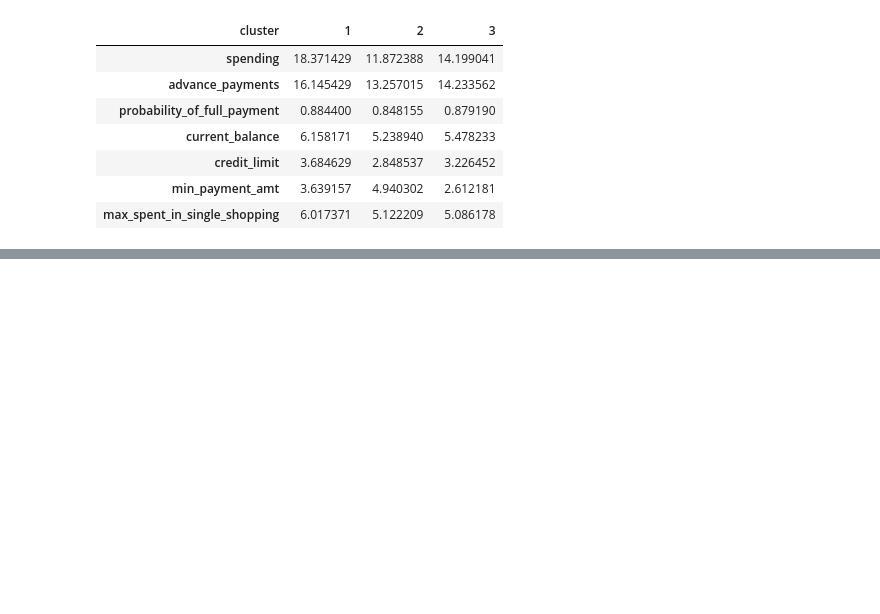
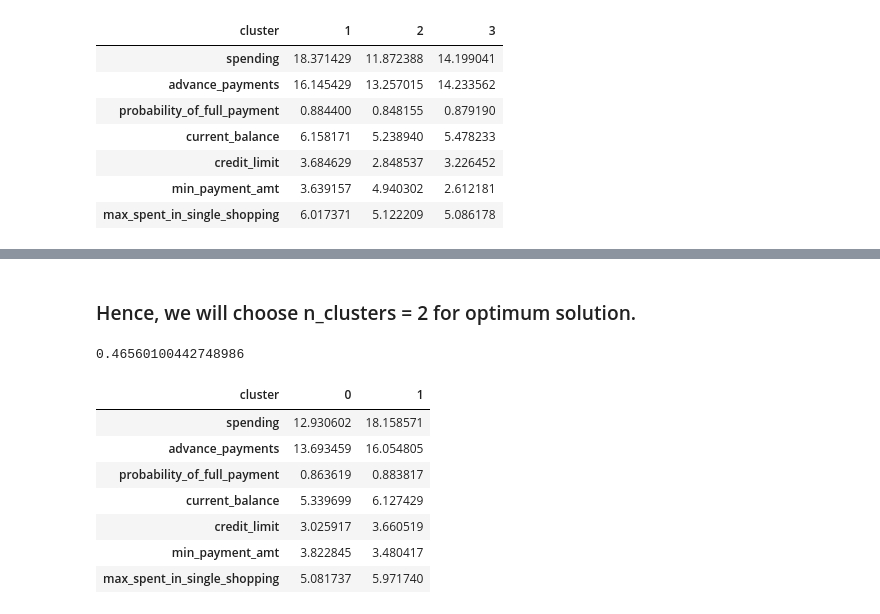
Before and after one commit to Abhishek768/BankMarketting, a Jupyter notebook: BankMarketing.ipynb, the cells around one changed output, grey strips where cells are left out. Saved outputs shown, nothing was run; the diff lists cells and outputs as text; code cells hidden in the pictures; blank space fills up the shorter version.

```diff
--- a/BankMarketing.ipynb
+++ b/BankMarketing.ipynb
@@ -162,0 +203,6 @@ agglomerative_df.groupby('cluster').mean().T
+# %%
+sil_score = []
+for i in range(1, 15):
+    model = KMeans(n_clusters=i,random_state=40)
+    model.fit(scaled_data)
+    sil_score.append(silhouette_score(scaled_data, model.labels_)) if i != 1 else 0
@@ -162,0 +225,25 @@ agglomerative_df.groupby('cluster').mean().T
+# %% [markdown]
+### Hence, we will choose n_clusters = 2 for optimum solution.
+# %%
+model = KMeans(n_clusters=2,random_state=40)
+model.fit(scaled_data)
+print(silhouette_score(scaled_data, model.labels_))
+# %% [output]
+0.46560100442748986
+# %%
+clusters = model.labels_
+# %%
+kmeans_df = df
+kmeans_df['cluster'] = clusters
+kmeans_df.to_csv('bank_marketing_with_kmeans_clustering.csv', index=False)
+# %%
+kmeans_df.groupby('cluster').mean().T
+# %% [output]
+| cluster | 0 | 1 |
+| spending | 12.930602 | 18.158571 |
+| advance_payments | 13.693459 | 16.054805 |
+| probability_of_full_payment | 0.863619 | 0.883817 |
+| current_balance | 5.339699 | 6.127429 |
+| credit_limit | 3.025917 | 3.660519 |
+| min_payment_amt | 3.822845 | 3.480417 |
+| max_spent_in_single_shopping | 5.081737 | 5.971740 |
```
Also changed, not shown: parts of 7 cells of this notebook.
